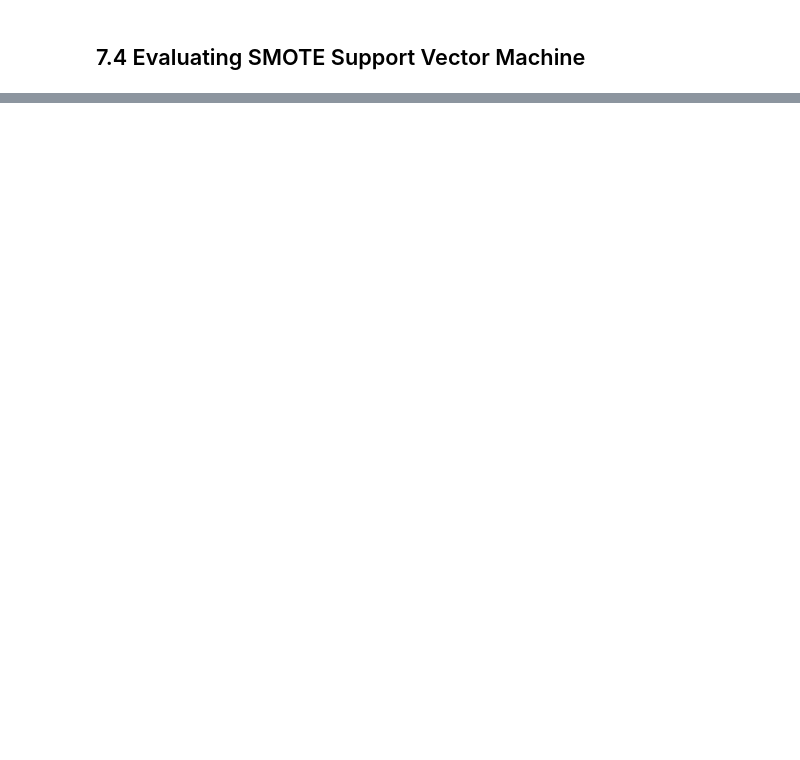
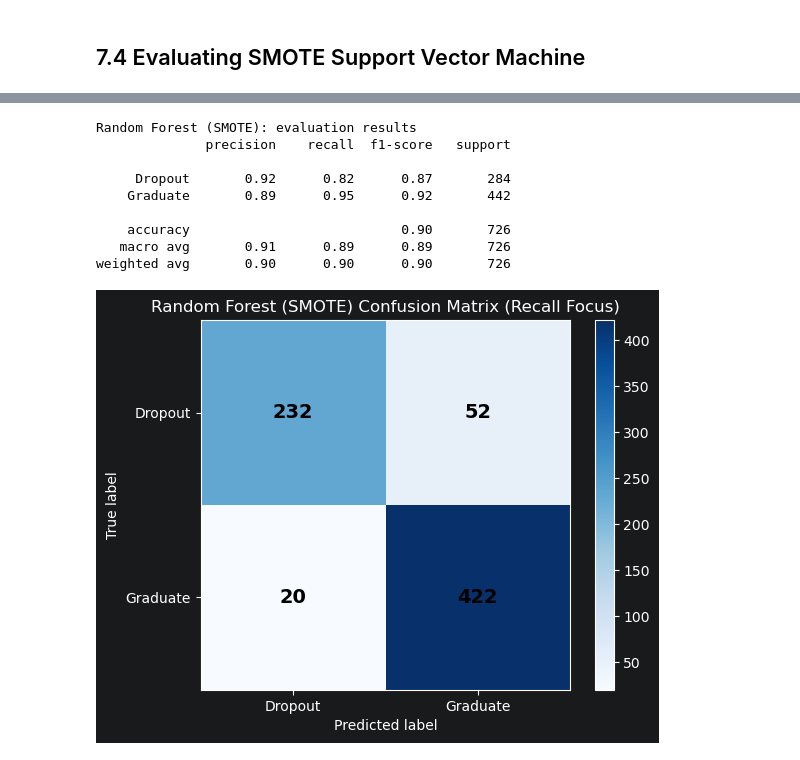
Before and after one commit to weslylaboy/student-outcome-predictor, a Jupyter notebook: notebooks/03_classification_model.ipynb, the cells around one changed output, grey strips where cells are left out. Saved outputs shown, nothing was run; the diff lists cells and outputs as text; code cells hidden in the pictures; blank space fills up the shorter version.

```diff
--- a/notebooks/03_classification_model.ipynb
+++ b/notebooks/03_classification_model.ipynb
@@ -1072,0 +1097,13 @@ weighted avg       0.90      0.90      0.90       726
+# %%
+rf_pipeline = ImbPipeline(steps=[
+    ('preprocessor', dt_preprocessor),
+    ('rf', RandomForestClassifier(random_state=42))
+])
+
+# Train the Random Forest pipeline
+rf_pipeline.fit(X_train, y_train)
+
+# Print all default parameters for reference
+params = rf_pipeline.get_params()
+for param, value in sorted(params.items()):
+    print(f"{param}: {value}")
@@ -1072,0 +1151,27 @@ weighted avg       0.90      0.90      0.90       726
+# %%
+rf_smote_pipeline = ImbPipeline(steps=[
+    ('preprocessor', dt_preprocessor),
+    ('smote', SMOTE(random_state=42)),
+    ('rf', RandomForestClassifier(random_state=42))
+])
+
+# Train
+rf_smote_pipeline.fit(X_train, y_train)
+
+# Predict
+y_pred_rf_smote = rf_smote_pipeline.predict(X_test)
+
+# Evaluate
+evaluate_classification_model(y_test, y_pred_rf_smote, target_names=['Dropout', 'Graduate'],
+                               model_name='Random Forest (SMOTE)')
+# %% [output]
+Random Forest (SMOTE): evaluation results
+              precision    recall  f1-score   support
+
+     Dropout       0.92      0.82      0.87       284
+    Graduate       0.89      0.95      0.92       442
+
+    accuracy                           0.90       726
+   macro avg       0.91      0.89      0.89       726
+weighted avg       0.90      0.90      0.90       726
+[figure, added]
```
Also changed, not shown: parts of 44 cells of this notebook.
